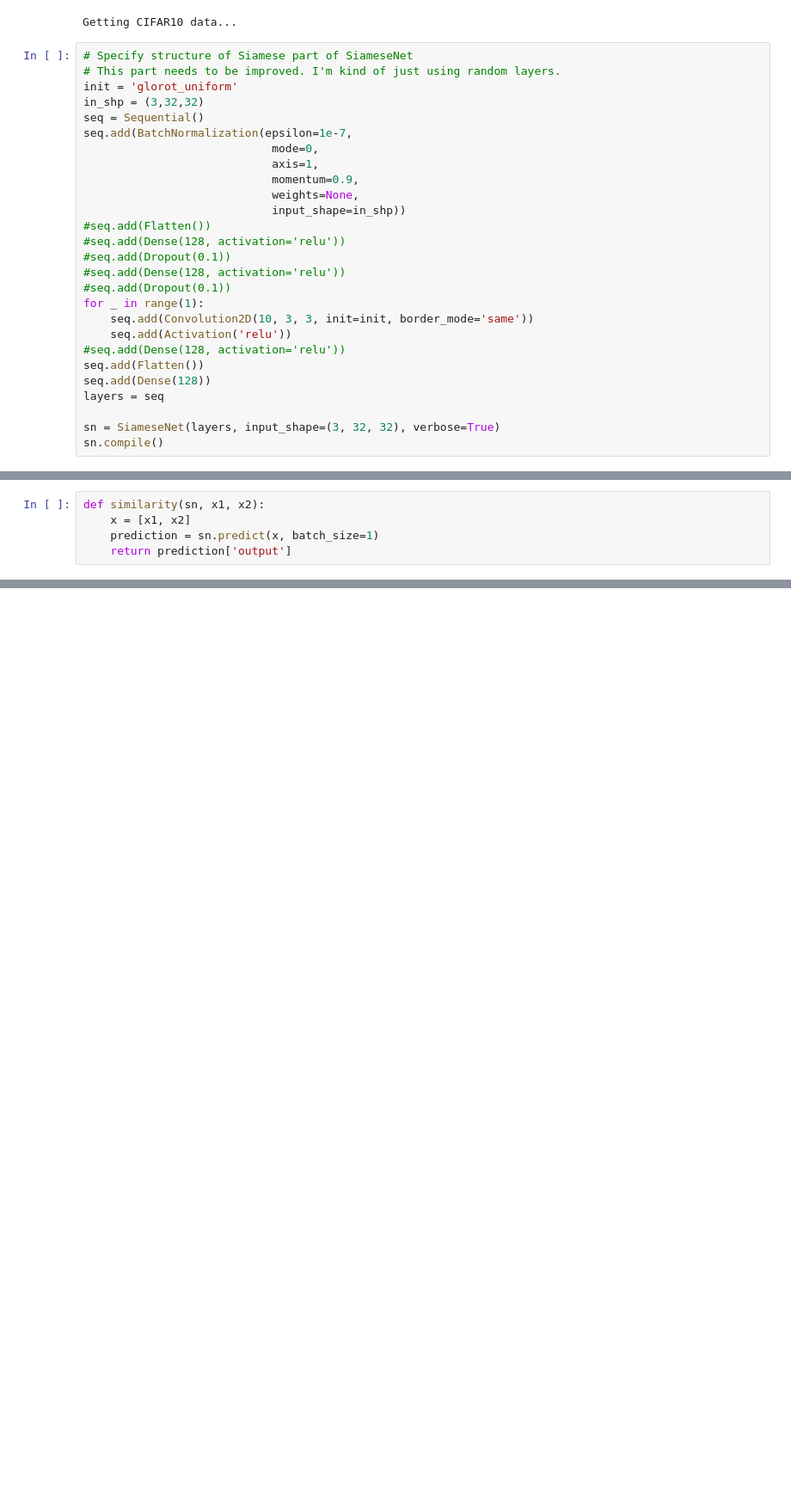
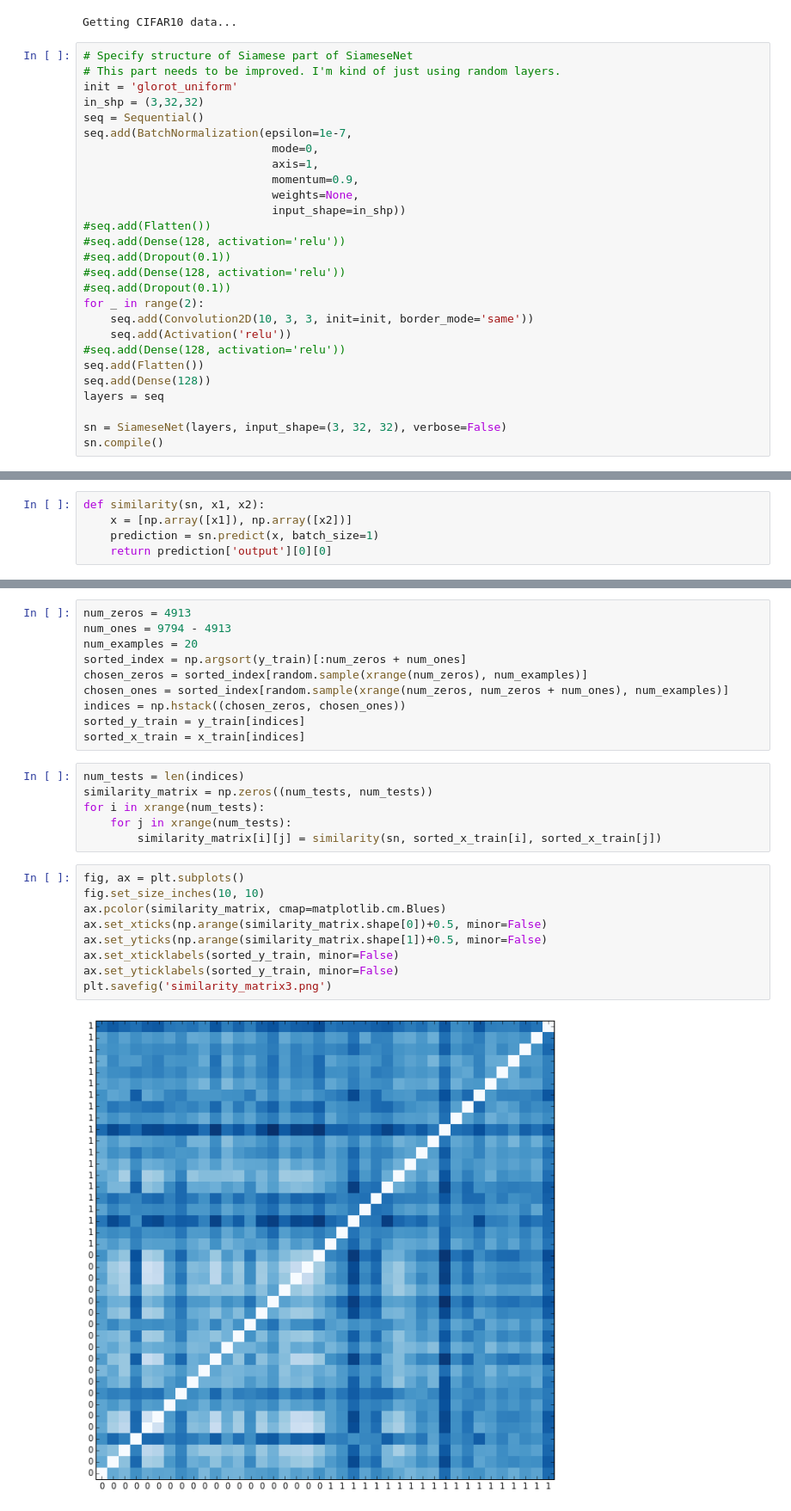
Before and after one commit to francis-lewis/siamese-neighbors, a Jupyter notebook: SiameseNet.ipynb, the cells around one changed output, grey strips where cells are left out. Shown: that part at 86% size. Cells and saved outputs as stored; diff of their text form; blank space fills up the shorter version.

Commit message:
Added similarity matrix / visualization to ipython notebook

```diff
--- a/SiameseNet.ipynb
+++ b/SiameseNet.ipynb
@@ -32,7 +31,7 @@ seq.add(BatchNormalization(epsilon=1e-7,
 #seq.add(Dropout(0.1))
 #seq.add(Dense(128, activation='relu'))
 #seq.add(Dropout(0.1))
-for _ in range(1):
+for _ in range(2):
     seq.add(Convolution2D(10, 3, 3, init=init, border_mode='same'))
     seq.add(Activation('relu'))
 #seq.add(Dense(128, activation='relu'))
@@ -40,5 +39,5 @@ seq.add(Flatten())
 seq.add(Dense(128))
 layers = seq
 
-sn = SiameseNet(layers, input_shape=(3, 32, 32), verbose=True)
+sn = SiameseNet(layers, input_shape=(3, 32, 32), verbose=False)
 sn.compile()
@@ -116,5 +116,5 @@ plt.savefig('siam_loss.png')
 # %%
 def similarity(sn, x1, x2):
-    x = [x1, x2]
+    x = [np.array([x1]), np.array([x2])]
     prediction = sn.predict(x, batch_size=1)
-    return prediction['output']
+    return prediction['output'][0][0]
@@ -120,0 +125,27 @@ def similarity(sn, x1, x2):
+# %%
+num_zeros = 4913
+num_ones = 9794 - 4913
+num_examples = 20
+sorted_index = np.argsort(y_train)[:num_zeros + num_ones]
+chosen_zeros = sorted_index[random.sample(xrange(num_zeros), num_examples)]
+chosen_ones = sorted_index[random.sample(xrange(num_zeros, num_zeros + num_ones), num_examples)]
+indices = np.hstack((chosen_zeros, chosen_ones))
+sorted_y_train = y_train[indices]
+sorted_x_train = x_train[indices]
+# %%
+num_tests = len(indices)
+similarity_matrix = np.zeros((num_tests, num_tests))
+for i in xrange(num_tests):
+    for j in xrange(num_tests):
+        similarity_matrix[i][j] = similarity(sn, sorted_x_train[i], sorted_x_train[j])
+# %%
+fig, ax = plt.subplots()
+fig.set_size_inches(10, 10)
+ax.pcolor(similarity_matrix, cmap=matplotlib.cm.Blues)
+ax.set_xticks(np.arange(similarity_matrix.shape[0])+0.5, minor=False)
+ax.set_yticks(np.arange(similarity_matrix.shape[1])+0.5, minor=False)
+ax.set_xticklabels(sorted_y_train, minor=False)
+ax.set_yticklabels(sorted_y_train, minor=False)
+plt.savefig('similarity_matrix3.png')
+# %% [output]
+[figure, added]
```
Also changed, not shown: parts of 10 cells of this notebook.
